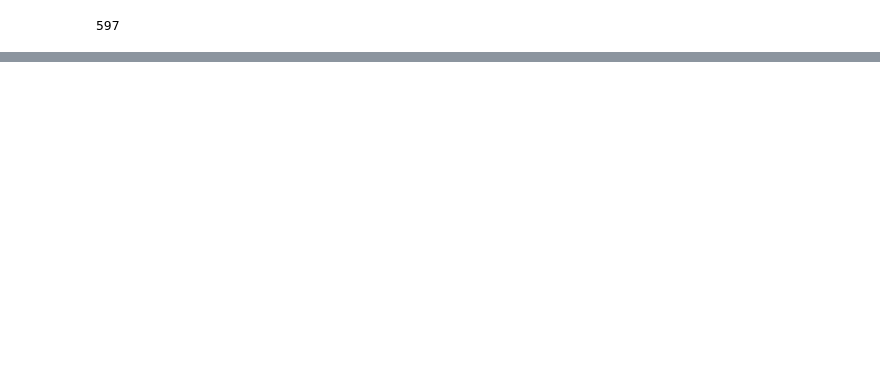
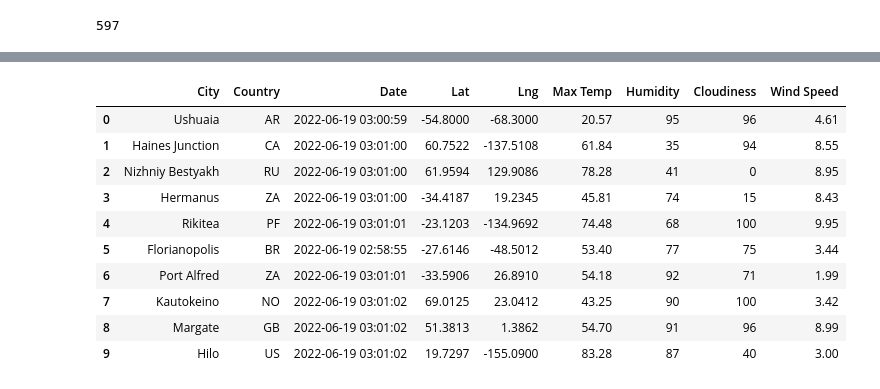
Before and after one commit to MeghanHull/World_Weather_Analysis, a Jupyter notebook: WeatherPy.ipynb, the cells around one changed output, grey strips where cells are left out. Saved outputs shown, nothing was run; the diff lists cells and outputs as text; code cells hidden in the pictures; blank space fills up the shorter version.

```diff
--- a/WeatherPy.ipynb
+++ b/WeatherPy.ipynb
@@ -41,0 +137,23 @@ len(cities)
+# %%
+## 5. Add data from the JSON file to a DataFrame
+# Convert the array of dictionaries to a Pandas DataFrame.
+city_data_df = pd.DataFrame(city_data)
+
+# Reorder columns
+new_column_order=["City","Country","Date","Lat","Lng","Max Temp","Humidity","Cloudiness","Wind Speed"]
+city_data_df=city_data_df[new_column_order]
+
+#Check dataframe
+city_data_df.head(10)
+# %% [output]
+|  | City | Country | Date | Lat | Lng | Max Temp | Humidity | Cloudiness | Wind Speed |
+| 0 | Ushuaia | AR | 2022-06-19 03:00:59 | -54.8000 | -68.3000 | 20.57 | 95 | 96 | 4.61 |
+| 1 | Haines Junction | CA | 2022-06-19 03:01:00 | 60.7522 | -137.5108 | 61.84 | 35 | 94 | 8.55 |
+| 2 | Nizhniy Bestyakh | RU | 2022-06-19 03:01:00 | 61.9594 | 129.9086 | 78.28 | 41 | 0 | 8.95 |
+| 3 | Hermanus | ZA | 2022-06-19 03:01:00 | -34.4187 | 19.2345 | 45.81 | 74 | 15 | 8.43 |
+| 4 | Rikitea | PF | 2022-06-19 03:01:01 | -23.1203 | -134.9692 | 74.48 | 68 | 100 | 9.95 |
+| 5 | Florianopolis | BR | 2022-06-19 02:58:55 | -27.6146 | -48.5012 | 53.40 | 77 | 75 | 3.44 |
+| 6 | Port Alfred | ZA | 2022-06-19 03:01:01 | -33.5906 | 26.8910 | 54.18 | 92 | 71 | 1.99 |
+| 7 | Kautokeino | NO | 2022-06-19 03:01:02 | 69.0125 | 23.0412 | 43.25 | 90 | 100 | 3.42 |
+| 8 | Margate | GB | 2022-06-19 03:01:02 | 51.3813 | 1.3862 | 54.70 | 91 | 96 | 8.99 |
+| 9 | Hilo | US | 2022-06-19 03:01:02 | 19.7297 | -155.0900 | 83.28 | 87 | 40 | 3.00 |
```
Also changed, not shown: parts of 5 cells of this notebook, 3 other files.
